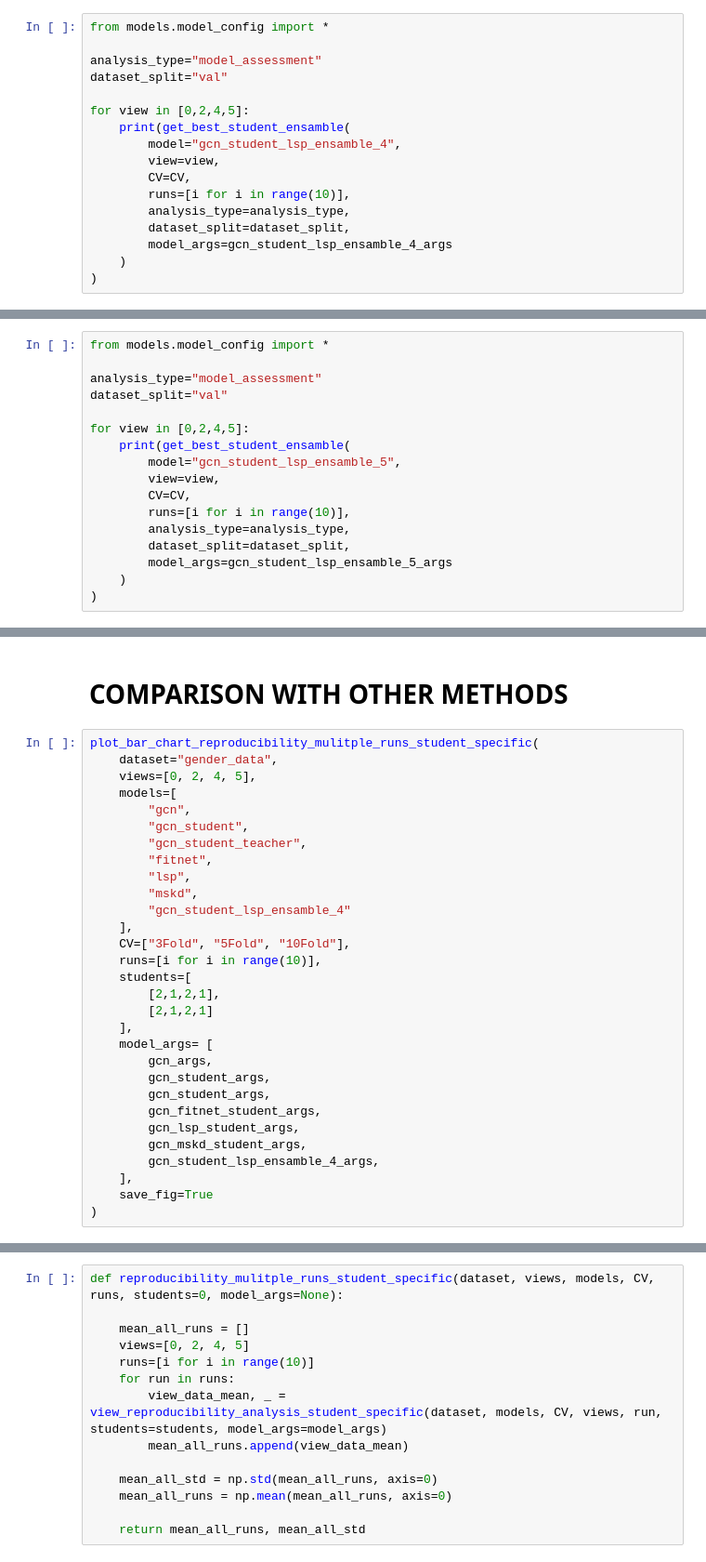
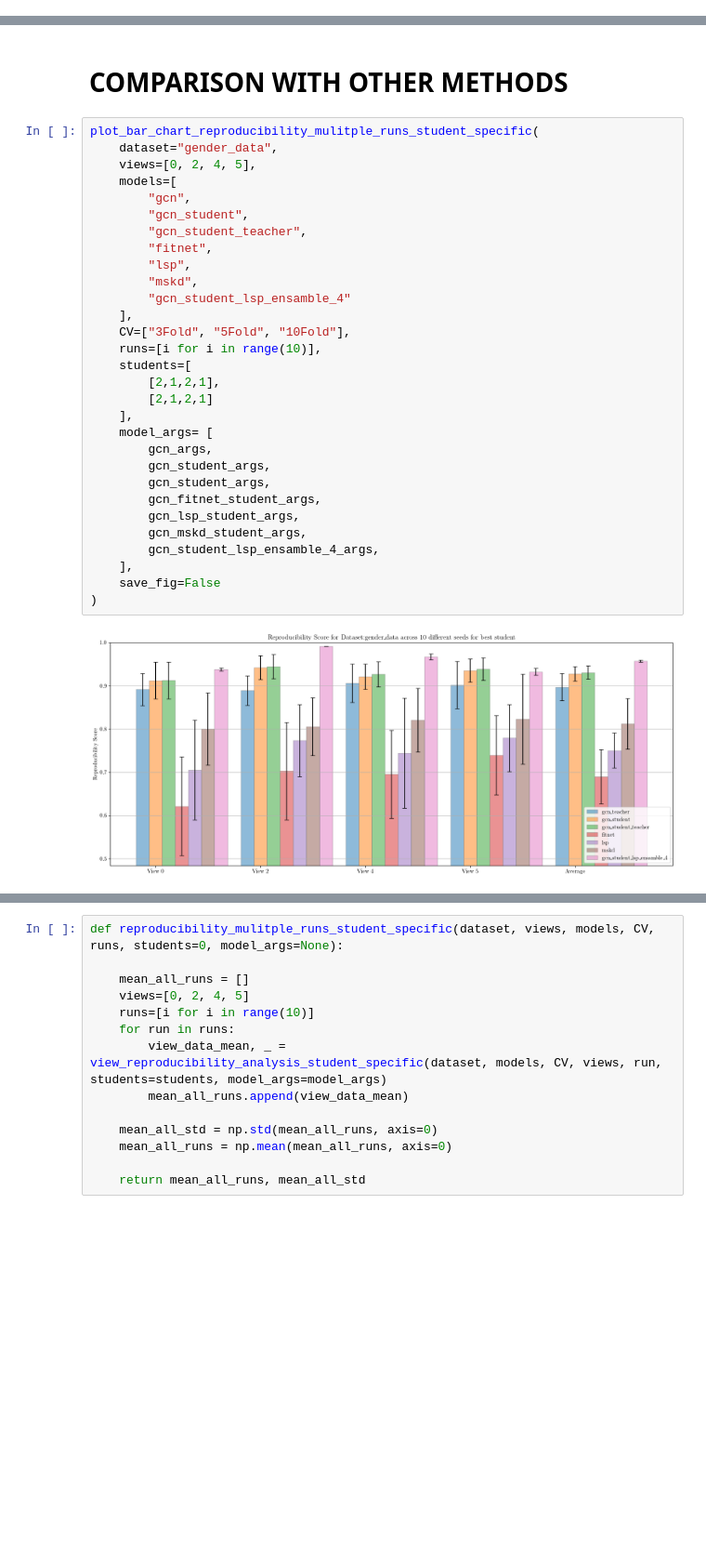
Before and after one commit to LorenzoStigliano/thesis-imperial, a Jupyter notebook: src/notebooks/study_ensemble.ipynb, the cells around one changed output, grey strips where cells are left out. Shown at 93% size. Cells and saved outputs as stored; diff of their text form; blank space fills up the shorter version.

```diff
--- a/src/notebooks/study_ensemble.ipynb
+++ b/src/notebooks/study_ensemble.ipynb
@@ -1459,17 +381,0 @@ View: 5 Metric: acc
-# %%
-from models.model_config import *
-
-analysis_type="model_assessment"
-dataset_split="val"
-
-for view in [0,2,4,5]:
-    print(get_best_student_ensamble(
-        model="gcn_student_lsp_ensamble_4",
-        view=view,
-        CV=CV,
-        runs=[i for i in range(10)],
-        analysis_type=analysis_type,
-        dataset_split=dataset_split,
-        model_args=gcn_student_lsp_ensamble_4_args
-    )
-)
@@ -1608,17 +381,0 @@ View: 5 Metric: acc
-# %%
-from models.model_config import *
-
-analysis_type="model_assessment"
-dataset_split="val"
-
-for view in [0,2,4,5]:
-    print(get_best_student_ensamble(
-        model="gcn_student_lsp_ensamble_5",
-        view=view,
-        CV=CV,
-        runs=[i for i in range(10)],
-        analysis_type=analysis_type,
-        dataset_split=dataset_split,
-        model_args=gcn_student_lsp_ensamble_5_args
-    )
-)
@@ -2472,34 +1093,35 @@ correlation_coefficient
 # %%
 plot_bar_chart_reproducibility_mulitple_runs_student_specific(
     dataset="gender_data",
     views=[0, 2, 4, 5],
     models=[
         "gcn",
         "gcn_student",
         "gcn_student_teacher",
         "fitnet",
         "lsp",
         "mskd",
         "gcn_student_lsp_ensamble_4"
     ],
     CV=["3Fold", "5Fold", "10Fold"],
     runs=[i for i in range(10)],
     students=[
         [2,1,2,1],
         [2,1,2,1]
     ],
     model_args= [
         gcn_args,
         gcn_student_args,
         gcn_student_args,
         gcn_fitnet_student_args,
         gcn_lsp_student_args,
         gcn_mskd_student_args,
         gcn_student_lsp_ensamble_4_args,
     ],
-    save_fig=True
+    save_fig=False
 )
 # %% [output]
+[figure, added]
 <Figure size 2000x800 with 0 Axes>
 # %%
 def reproducibility_mulitple_runs_student_specific(dataset, views, models, CV, runs, students=0, model_args=None):
```
Also changed, not shown: parts of 43 cells of this notebook, 5 other files.
